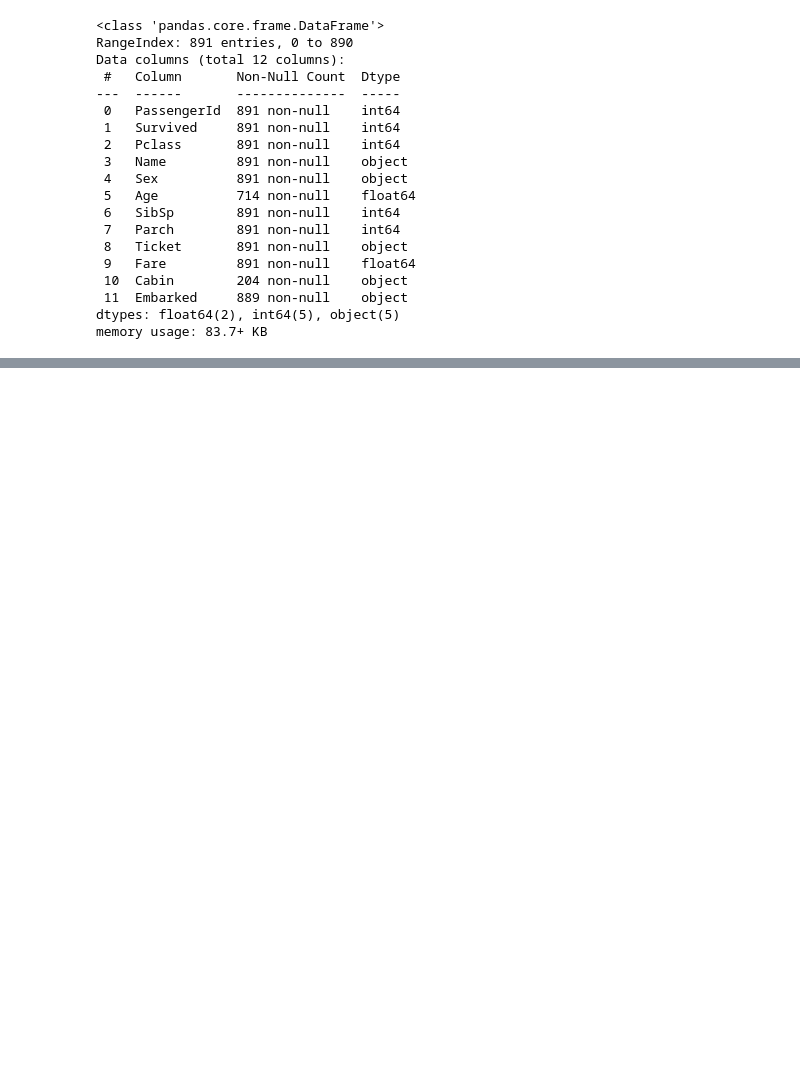
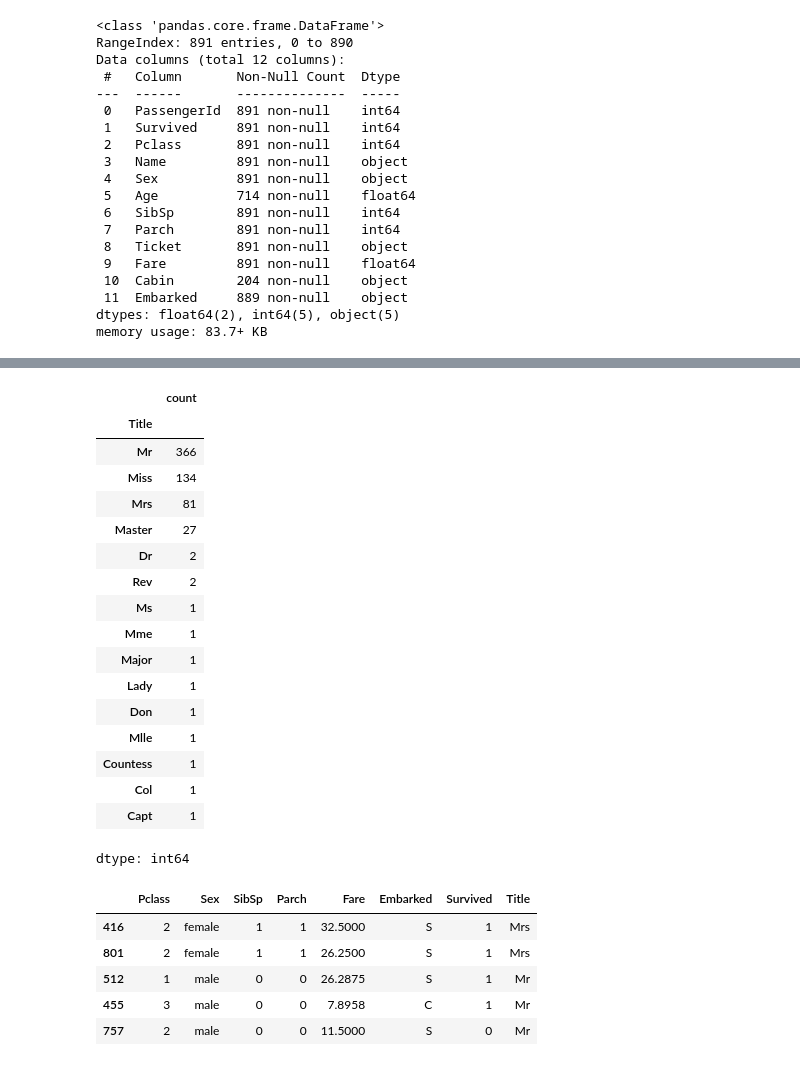
Before and after one commit to indrap23/PJJDA, a Jupyter notebook: Latihan_Titanic.ipynb, the cells around one changed output, grey strips where cells are left out. Cells and saved outputs as stored; diff of their text form; code cells hidden in the pictures; blank space fills up the shorter version.

```diff
--- a/Latihan_Titanic.ipynb
+++ b/Latihan_Titanic.ipynb
@@ -103,0 +180,35 @@ x_train, x_test, y_train, y_test = split_train_test(input_df,
+# %%
+#drop row embarked
+df.dropna(subset=['Embarked'], inplace=True)
+# %%
+#feature baru untuk gelar
+df['Title'] = df['Name'].str.extract(' ([A-Za-z]+)\.', expand=False)
+
+#drop age, cabin, PassengerId, ticket
+df = df.drop(['Age', 'Cabin', 'PassengerId', 'Ticket','Name'], axis=1)
+df.head()
+# %% [output]
+|  | count |
+| Title |  |
+| Mr | 366 |
+| Miss | 134 |
+| Mrs | 81 |
+| Master | 27 |
+| Dr | 2 |
+| Rev | 2 |
+| Ms | 1 |
+| Mme | 1 |
+| Major | 1 |
+| Lady | 1 |
+| Don | 1 |
+| Mlle | 1 |
+| Countess | 1 |
+| Col | 1 |
+| Capt | 1 |
+dtype: int64
+|  | Pclass | Sex | SibSp | Parch | Fare | Embarked | Survived | Title |
+| 416 | 2 | female | 1 | 1 | 32.5000 | S | 1 | Mrs |
+| 801 | 2 | female | 1 | 1 | 26.2500 | S | 1 | Mrs |
+| 512 | 1 | male | 0 | 0 | 26.2875 | S | 1 | Mr |
+| 455 | 3 | male | 0 | 0 | 7.8958 | C | 1 | Mr |
+| 757 | 2 | male | 0 | 0 | 11.5000 | S | 0 | Mr |
```
Also changed, not shown: parts of 17 cells of this notebook.
